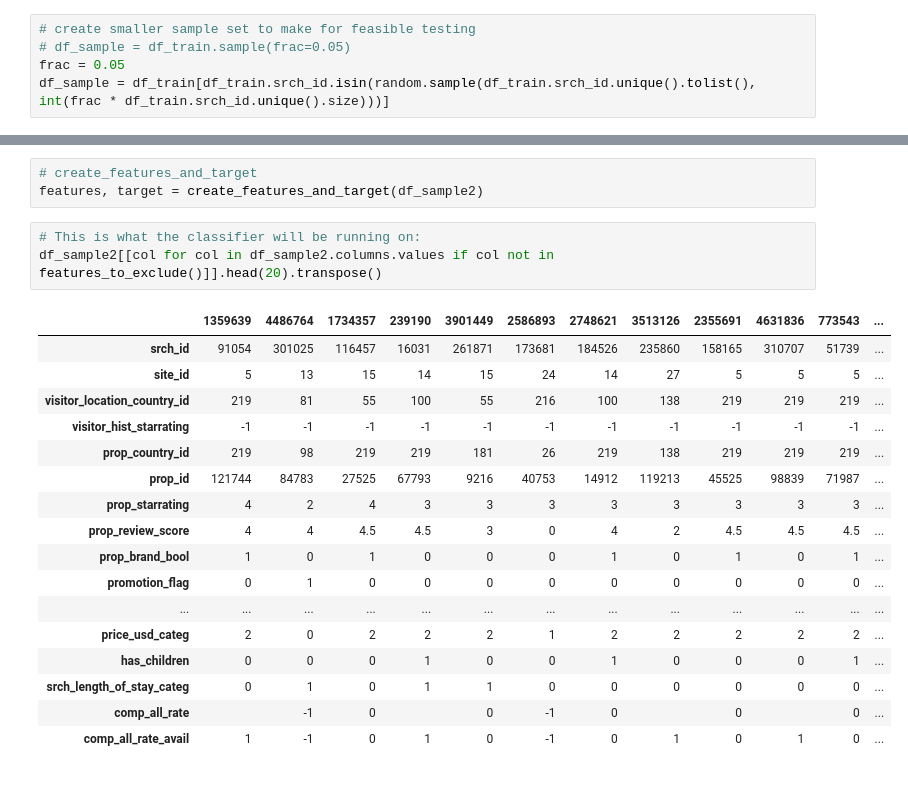
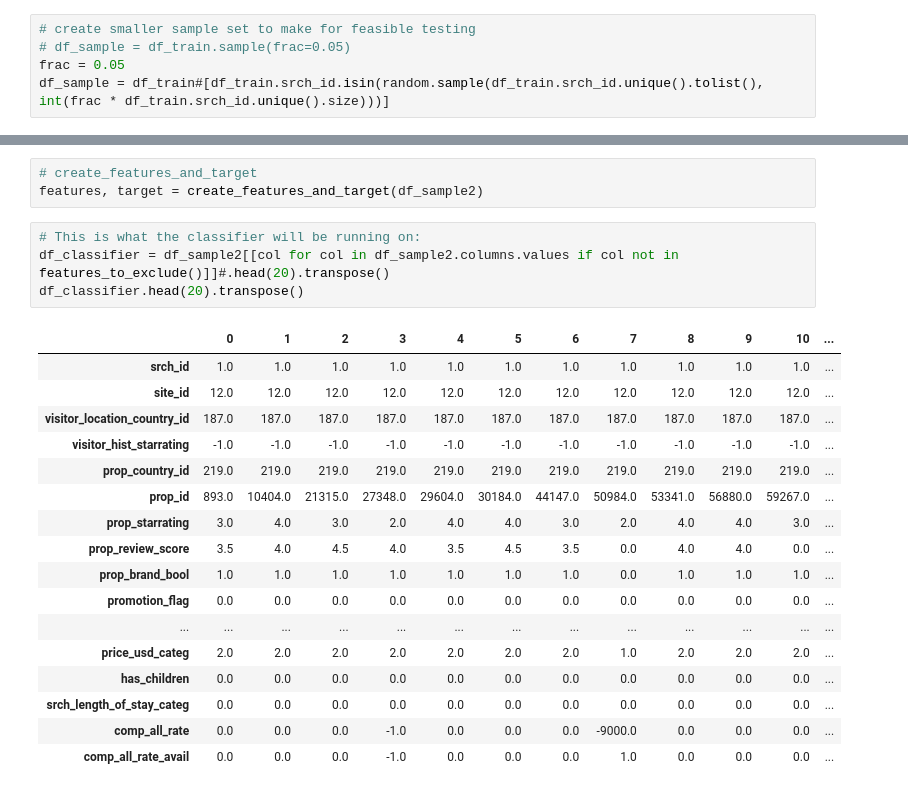
Before and after one commit to PimDijt/DMT, a Jupyter notebook: assignments/assignment2/features.ipynb, the cells around one changed output, grey strips where cells are left out. Cells and saved outputs as stored; diff of their text form.

```diff
--- a/assignments/assignment2/features.ipynb
+++ b/assignments/assignment2/features.ipynb
@@ -20,4 +20,4 @@ df_train = pd.read_csv(filename_train)
 # create smaller sample set to make for feasible testing
 # df_sample = df_train.sample(frac=0.05)
 frac = 0.05
-df_sample = df_train[df_train.srch_id.isin(random.sample(df_train.srch_id.unique().tolist(), int(frac * df_train.srch_id.unique().size)))]
+df_sample = df_train#[df_train.srch_id.isin(random.sample(df_train.srch_id.unique().tolist(), int(frac * df_train.srch_id.unique().size)))]
@@ -265,22 +246,23 @@ df_sample2.head(20).transpose()
 features, target = create_features_and_target(df_sample2)
 # %%
 # This is what the classifier will be running on:
-df_sample2[[col for col in df_sample2.columns.values if col not in features_to_exclude()]].head(20).transpose()
+df_classifier = df_sample2[[col for col in df_sample2.columns.values if col not in features_to_exclude()]]#.head(20).transpose()
+df_classifier.head(20).transpose()
 # %% [output]
-|  | 1359639 | 4486764 | 1734357 | 239190 | 3901449 | 2586893 | 2748621 | 3513126 | 2355691 | 4631836 | 773543 | ... |
-| srch_id | 91054 | 301025 | 116457 | 16031 | 261871 | 173681 | 184526 | 235860 | 158165 | 310707 | 51739 | ... |
-| site_id | 5 | 13 | 15 | 14 | 15 | 24 | 14 | 27 | 5 | 5 | 5 | ... |
-| visitor_location_country_id | 219 | 81 | 55 | 100 | 55 | 216 | 100 | 138 | 219 | 219 | 219 | ... |
-| visitor_hist_starrating | -1 | -1 | -1 | -1 | -1 | -1 | -1 | -1 | -1 | -1 | -1 | ... |
-| prop_country_id | 219 | 98 | 219 | 219 | 181 | 26 | 219 | 138 | 219 | 219 | 219 | ... |
-| prop_id | 121744 | 84783 | 27525 | 67793 | 9216 | 40753 | 14912 | 119213 | 45525 | 98839 | 71987 | ... |
-| prop_starrating | 4 | 2 | 4 | 3 | 3 | 3 | 3 | 3 | 3 | 3 | 3 | ... |
-| prop_review_score | 4 | 4 | 4.5 | 4.5 | 3 | 0 | 4 | 2 | 4.5 | 4.5 | 4.5 | ... |
-| prop_brand_bool | 1 | 0 | 1 | 0 | 0 | 0 | 1 | 0 | 1 | 0 | 1 | ... |
-| promotion_flag | 0 | 1 | 0 | 0 | 0 | 0 | 0 | 0 | 0 | 0 | 0 | ... |
+|  | 0 | 1 | 2 | 3 | 4 | 5 | 6 | 7 | 8 | 9 | 10 | ... |
+| srch_id | 1.0 | 1.0 | 1.0 | 1.0 | 1.0 | 1.0 | 1.0 | 1.0 | 1.0 | 1.0 | 1.0 | ... |
+| site_id | 12.0 | 12.0 | 12.0 | 12.0 | 12.0 | 12.0 | 12.0 | 12.0 | 12.0 | 12.0 | 12.0 | ... |
+| visitor_location_country_id | 187.0 | 187.0 | 187.0 | 187.0 | 187.0 | 187.0 | 187.0 | 187.0 | 187.0 | 187.0 | 187.0 | ... |
+| visitor_hist_starrating | -1.0 | -1.0 | -1.0 | -1.0 | -1.0 | -1.0 | -1.0 | -1.0 | -1.0 | -1.0 | -1.0 | ... |
+| prop_country_id | 219.0 | 219.0 | 219.0 | 219.0 | 219.0 | 219.0 | 219.0 | 219.0 | 219.0 | 219.0 | 219.0 | ... |
+| prop_id | 893.0 | 10404.0 | 21315.0 | 27348.0 | 29604.0 | 30184.0 | 44147.0 | 50984.0 | 53341.0 | 56880.0 | 59267.0 | ... |
+| prop_starrating | 3.0 | 4.0 | 3.0 | 2.0 | 4.0 | 4.0 | 3.0 | 2.0 | 4.0 | 4.0 | 3.0 | ... |
+| prop_review_score | 3.5 | 4.0 | 4.5 | 4.0 | 3.5 | 4.5 | 3.5 | 0.0 | 4.0 | 4.0 | 0.0 | ... |
+| prop_brand_bool | 1.0 | 1.0 | 1.0 | 1.0 | 1.0 | 1.0 | 1.0 | 0.0 | 1.0 | 1.0 | 1.0 | ... |
+| promotion_flag | 0.0 | 0.0 | 0.0 | 0.0 | 0.0 | 0.0 | 0.0 | 0.0 | 0.0 | 0.0 | 0.0 | ... |
 | ... | ... | ... | ... | ... | ... | ... | ... | ... | ... | ... | ... | ... |
-| price_usd_categ | 2 | 0 | 2 | 2 | 2 | 1 | 2 | 2 | 2 | 2 | 2 | ... |
-| has_children | 0 | 0 | 0 | 1 | 0 | 0 | 1 | 0 | 0 | 0 | 1 | ... |
-| srch_length_of_stay_categ | 0 | 1 | 0 | 1 | 1 | 0 | 0 | 0 | 0 | 0 | 0 | ... |
-| comp_all_rate |  | -1 | 0 |  | 0 | -1 | 0 |  | 0 |  | 0 | ... |
-| comp_all_rate_avail | 1 | -1 | 0 | 1 | 0 | -1 | 0 | 1 | 0 | 1 | 0 | ... |
+| price_usd_categ | 2.0 | 2.0 | 2.0 | 2.0 | 2.0 | 2.0 | 2.0 | 1.0 | 2.0 | 2.0 | 2.0 | ... |
+| has_children | 0.0 | 0.0 | 0.0 | 0.0 | 0.0 | 0.0 | 0.0 | 0.0 | 0.0 | 0.0 | 0.0 | ... |
+| srch_length_of_stay_categ | 0.0 | 0.0 | 0.0 | 0.0 | 0.0 | 0.0 | 0.0 | 0.0 | 0.0 | 0.0 | 0.0 | ... |
+| comp_all_rate | 0.0 | 0.0 | 0.0 | -1.0 | 0.0 | 0.0 | 0.0 | -9000.0 | 0.0 | 0.0 | 0.0 | ... |
+| comp_all_rate_avail | 0.0 | 0.0 | 0.0 | -1.0 | 0.0 | 0.0 | 0.0 | 1.0 | 0.0 | 0.0 | 0.0 | ... |
```
Also changed, not shown: parts of 4 cells of this notebook.
